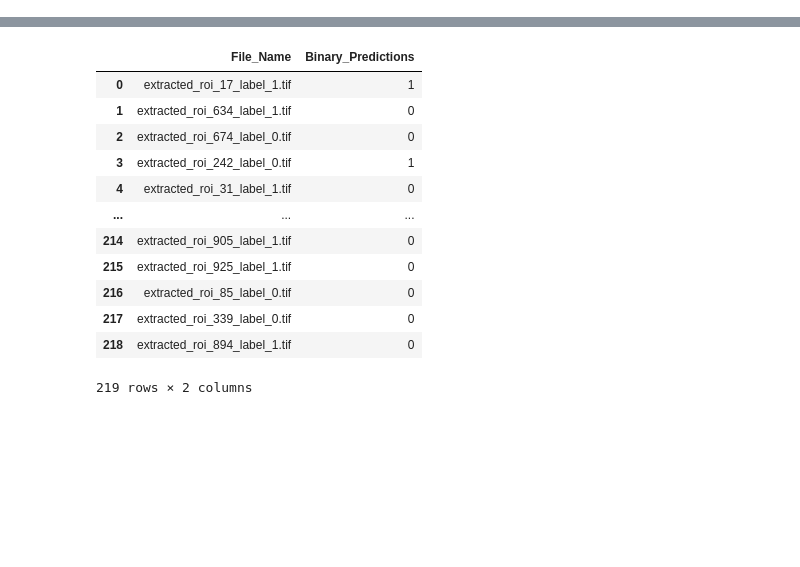
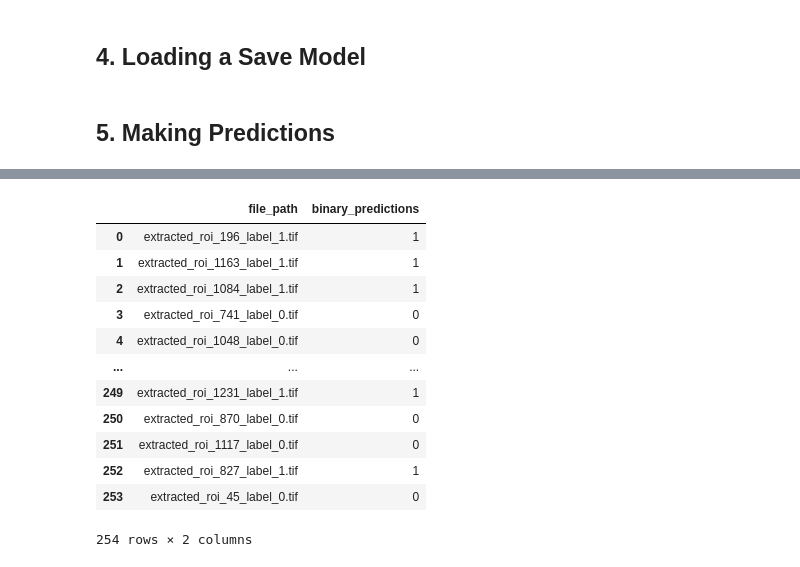
Before and after one commit to Dreyyyyy/IC, a Jupyter notebook: satelite/cnn.ipynb, the cells around one changed output, grey strips where cells are left out. Saved outputs shown, nothing was run; the diff lists cells and outputs as text; code cells hidden in the pictures; blank space fills up the shorter version.

```diff
--- a/satelite/cnn.ipynb
+++ b/satelite/cnn.ipynb
@@ -90,0 +120,20 @@ train_files
+# %%
+# Store the test_df on a pdf with the true labels
+
+# Path to csv
+csv_filepath = '/home/shuruyi/Documents/qgis/google_satelite/test_labels.csv'
+
+# Extract labels from file names
+test_labels = [int(file.split('_label_')[-1].split('.')[0]) for file in test_files]
+
+# Add the column label to the test_df
+test_df['labels'] = test_labels
+
+test_df
+
+if not os.path.isfile(csv_filepath):
+    # Define the file path where you want to save the CSV fil
+    test_df.to_csv(csv_filepath, index=False)
+    print("CSV saved sucessfully")
+else:
+    print("CSV already on the directory.")
@@ -178,0 +230,5 @@ Validation Accuracy: [0.625, 0.84375, 0.8774038553237915, 0.9038461446762085, 0.
+# %% [markdown]
+## 4. Loading a Save Model
+# %%
+# Load the model
+model = load_model('/content/drive/MyDrive/IC/best_model.h5')
@@ -179,10 +238,6 @@ Validation Accuracy: [0.625, 0.84375, 0.8774038553237915, 0.9038461446762085, 0.
+# %% [markdown]
+## 5. Making Predictions
 # %%
-# Extract labels from file names
-test_labels = [int(file.split('_label_')[-1].split('.')[0]) for file in test_files]
-
-# Create DataFrame with file paths and labels
-test_df = pd.DataFrame({'File_Name': test_files, 'Label': test_labels})
-
 # Get list of all .tif files in the test folder
 test_image_files = [os.path.join(test, f) for f in os.listdir(test) if f.endswith('.tif')]
 
@@ -200,22 +255,16 @@ test_images = np.array(test_images)
 # Get predictions for the test data
 predictions = model.predict(test_images)
 
-# Define the file path where you want to save the CSV file
-csv_filename = '/home/shuruyi/Documents/qgis/google_satelite/test_labels.csv'
-
-# Save the true_pred DataFrame to a CSV file
-true_pred = pd.read_csv(csv_filename)
-
 # Convert probabilities to binary predictions (0 or 1) using a threshold (e.g., 0.5)
 binary_predictions = (predictions > 0.5).astype(int)
 
 # Create a DataFrame for binary predictions
-binary_predictions_df = pd.DataFrame(binary_predictions, columns=['Binary_Predictions'])
+binary_predictions_df = pd.DataFrame(binary_predictions, columns=['binary_predictions'])
 binary_predictions_df
 
-# Concatenate train_df with binary_predictions_df
-concatenated_df = pd.concat([test_df.File_Name, binary_predictions_df], axis=1)
+# Concatenate test_df file names with binary_predictions
+pred_df = pd.concat([test_df.file_path, binary_predictions_df], axis=1)
 
-# Print the binary predictions
-concatenated_df
+# Print the pred_df
+pred_df
 # %% [output]
@@ -223,13 +272,13 @@ concatenated_df
-|  | File_Name | Binary_Predictions |
-| 0 | extracted_roi_17_label_1.tif | 1 |
-| 1 | extracted_roi_634_label_1.tif | 0 |
-| 2 | extracted_roi_674_label_0.tif | 0 |
-| 3 | extracted_roi_242_label_0.tif | 1 |
-| 4 | extracted_roi_31_label_1.tif | 0 |
+|  | file_path | binary_predictions |
+| 0 | extracted_roi_196_label_1.tif | 1 |
+| 1 | extracted_roi_1163_label_1.tif | 1 |
+| 2 | extracted_roi_1084_label_1.tif | 1 |
+| 3 | extracted_roi_741_label_0.tif | 0 |
+| 4 | extracted_roi_1048_label_0.tif | 0 |
 | ... | ... | ... |
-| 214 | extracted_roi_905_label_1.tif | 0 |
-| 215 | extracted_roi_925_label_1.tif | 0 |
-| 216 | extracted_roi_85_label_0.tif | 0 |
-| 217 | extracted_roi_339_label_0.tif | 0 |
-| 218 | extracted_roi_894_label_1.tif | 0 |
+| 249 | extracted_roi_1231_label_1.tif | 1 |
+| 250 | extracted_roi_870_label_0.tif | 0 |
+| 251 | extracted_roi_1117_label_0.tif | 0 |
+| 252 | extracted_roi_827_label_1.tif | 1 |
+| 253 | extracted_roi_45_label_0.tif | 0 |
-219 rows × 2 columns
+254 rows × 2 columns
```
Also changed, not shown: parts of 17 cells of this notebook, 3 other files.
